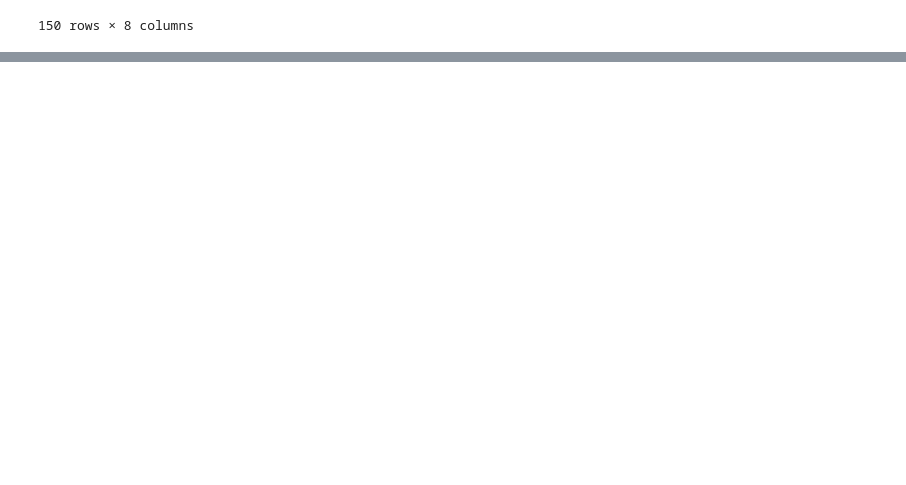
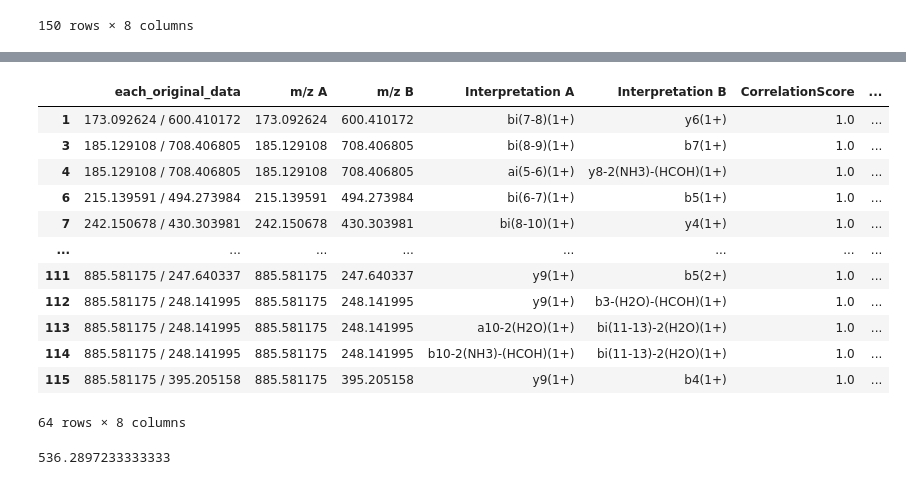
Before and after one commit to Kevinxsn/2D_spec_dict, a Jupyter notebook: anti_symmetric/notebook.ipynb, the cells around one changed output, grey strips where cells are left out. Saved outputs shown, nothing was run; the diff lists cells and outputs as text; code cells hidden in the pictures; blank space fills up the shorter version.

```diff
--- a/anti_symmetric/notebook.ipynb
+++ b/anti_symmetric/notebook.ipynb
@@ -3214,0 +3300,19 @@ df_parent_result.to_csv('/Users/kevinmbp/Desktop/2D_spec_dict/data/Top_Correlati
+# %%
+mask = pd.to_numeric(df_result['MassDeviation'], errors='coerce') < 0.1
+df_filtered = df_result[mask]
+# %%
+df_filtered
+# %% [output]
+|  | each_original_data | m/z A | m/z B | Interpretation A | Interpretation B | CorrelationScore | ... |
+| 1 | 173.092624 / 600.410172 | 173.092624 | 600.410172 | bi(7-8)(1+) | y6(1+) | 1.0 | ... |
+| 3 | 185.129108 / 708.406805 | 185.129108 | 708.406805 | bi(8-9)(1+) | b7(1+) | 1.0 | ... |
+| 4 | 185.129108 / 708.406805 | 185.129108 | 708.406805 | ai(5-6)(1+) | y8-2(NH3)-(HCOH)(1+) | 1.0 | ... |
+| 6 | 215.139591 / 494.273984 | 215.139591 | 494.273984 | bi(6-7)(1+) | b5(1+) | 1.0 | ... |
+| 7 | 242.150678 / 430.303981 | 242.150678 | 430.303981 | bi(8-10)(1+) | y4(1+) | 1.0 | ... |
+| ... | ... | ... | ... | ... | ... | ... | ... |
+| 111 | 885.581175 / 247.640337 | 885.581175 | 247.640337 | y9(1+) | b5(2+) | 1.0 | ... |
+| 112 | 885.581175 / 248.141995 | 885.581175 | 248.141995 | y9(1+) | b3-(H2O)-(HCOH)(1+) | 1.0 | ... |
+| 113 | 885.581175 / 248.141995 | 885.581175 | 248.141995 | a10-2(H2O)(1+) | bi(11-13)-2(H2O)(1+) | 1.0 | ... |
+| 114 | 885.581175 / 248.141995 | 885.581175 | 248.141995 | b10-2(NH3)-(HCOH)(1+) | bi(11-13)-2(H2O)(1+) | 1.0 | ... |
+| 115 | 885.581175 / 395.205158 | 885.581175 | 395.205158 | y9(1+) | b4(1+) | 1.0 | ... |
+64 rows × 8 columns
@@ -3214,0 +3321,5 @@ df_parent_result.to_csv('/Users/kevinmbp/Desktop/2D_spec_dict/data/Top_Correlati
+# %%
+import peptide
+peptide.Pep('[VEADIAGHGQEVLIR+3H]3+').pep_mass / 3
+# %% [output]
+536.2897233333333
```
Also changed, not shown: parts of 10 cells of this notebook, 23 other files.
